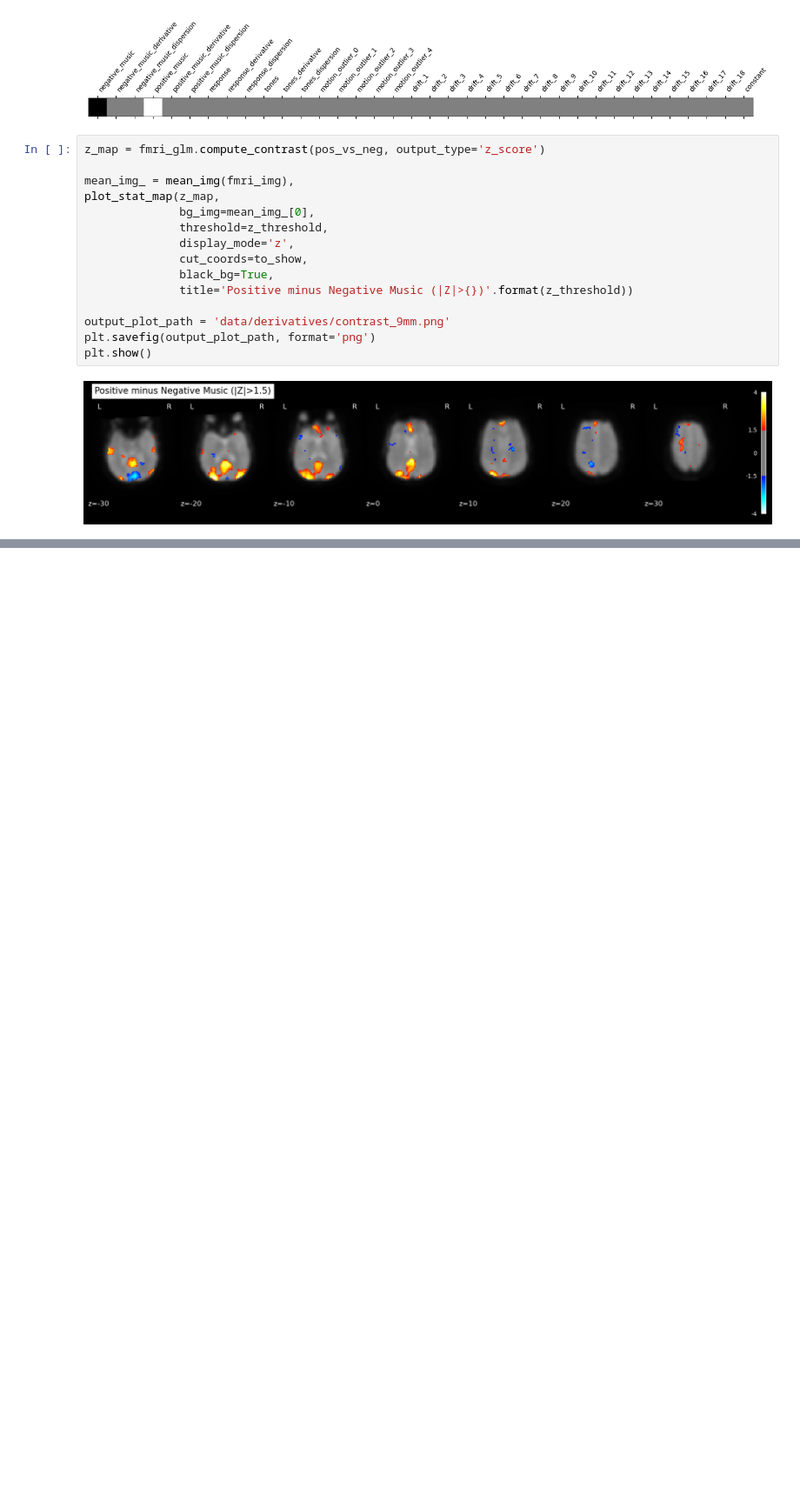
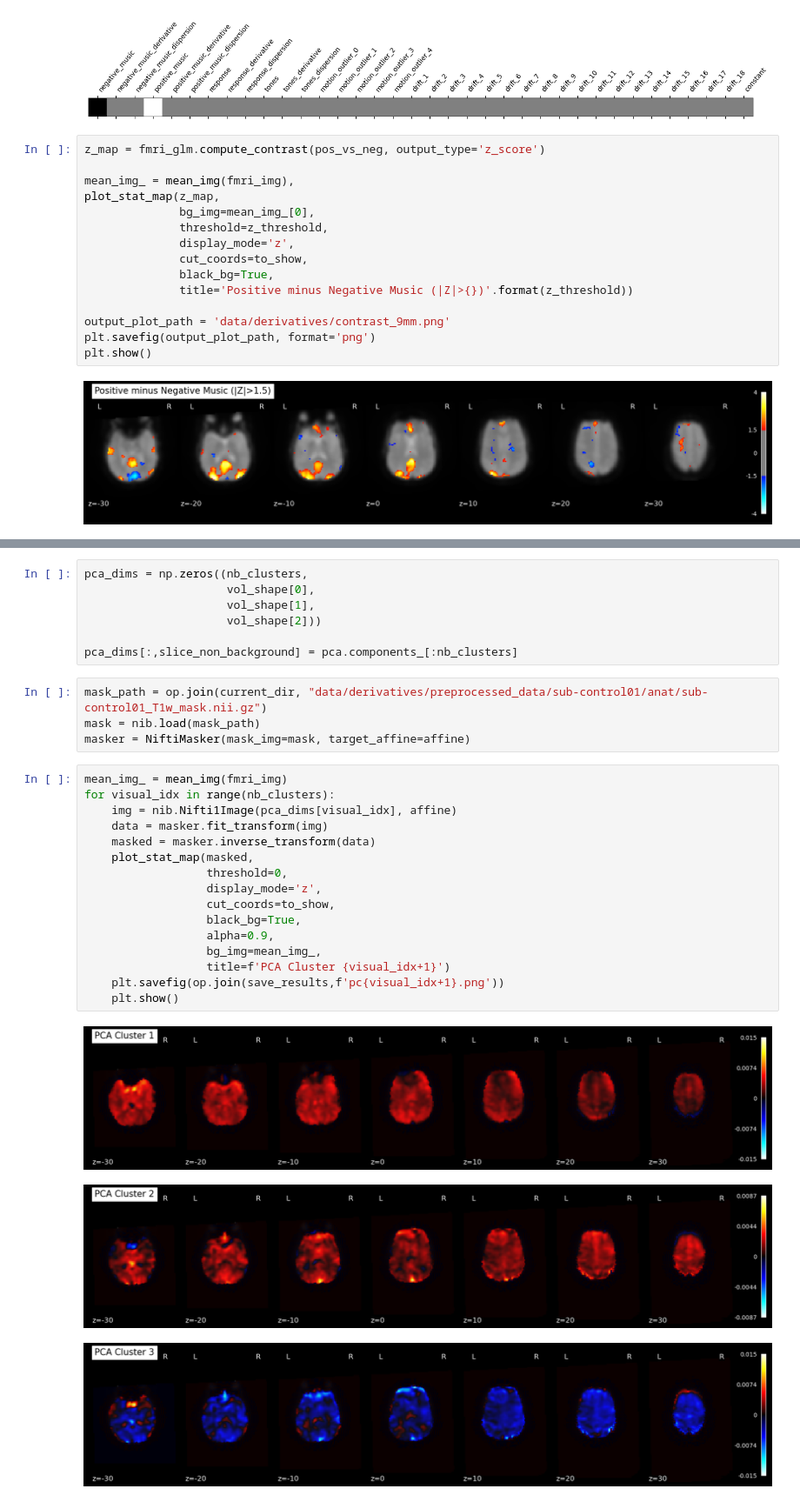
Before and after one commit to gdederichs/NSSP_project_1, a Jupyter notebook: results.ipynb, the cells around one changed output, grey strips where cells are left out. Shown at 87% size. Saved outputs shown, nothing was run; the diff lists cells and outputs as text; blank space fills up the shorter version.

```diff
--- a/results.ipynb
+++ b/results.ipynb
@@ -468,0 +546,31 @@ plt.show()
+# %%
+pca_dims = np.zeros((nb_clusters,
+                     vol_shape[0],
+                     vol_shape[1],
+                     vol_shape[2]))
+
+pca_dims[:,slice_non_background] = pca.components_[:nb_clusters]
+# %%
+mask_path = op.join(current_dir, "data/derivatives/preprocessed_data/sub-control01/anat/sub-control01_T1w_mask.nii.gz")
+mask = nib.load(mask_path)
+masker = NiftiMasker(mask_img=mask, target_affine=affine)
+# %%
+mean_img_ = mean_img(fmri_img)
+for visual_idx in range(nb_clusters):
+    img = nib.Nifti1Image(pca_dims[visual_idx], affine)
+    data = masker.fit_transform(img)
+    masked = masker.inverse_transform(data)
+    plot_stat_map(masked,
+                  threshold=0,
+                  display_mode='z',
+                  cut_coords=to_show,
+                  black_bg=True,
+                  alpha=0.9,
+                  bg_img=mean_img_,
+                  title=f'PCA Cluster {visual_idx+1}')
+    plt.savefig(op.join(save_results,f'pc{visual_idx+1}.png'))
+    plt.show()
+# %% [output]
+[figure, added]
+[figure, added]
+[figure, added]
```
Also changed, not shown: parts of 25 cells of this notebook, 1 other file.
